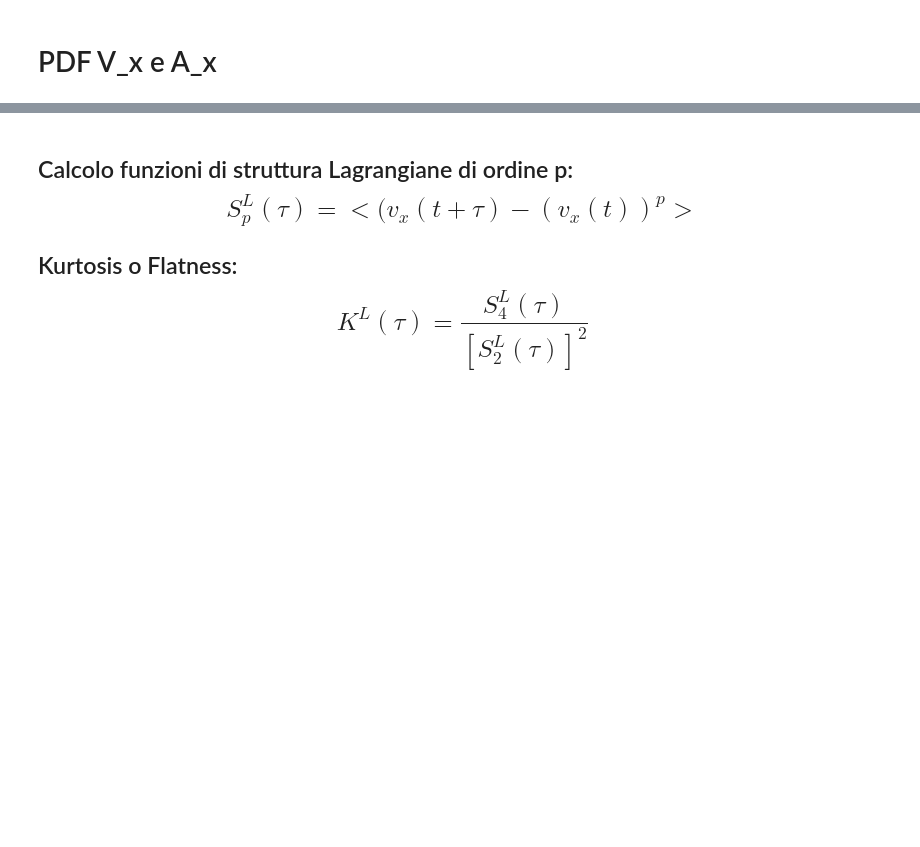
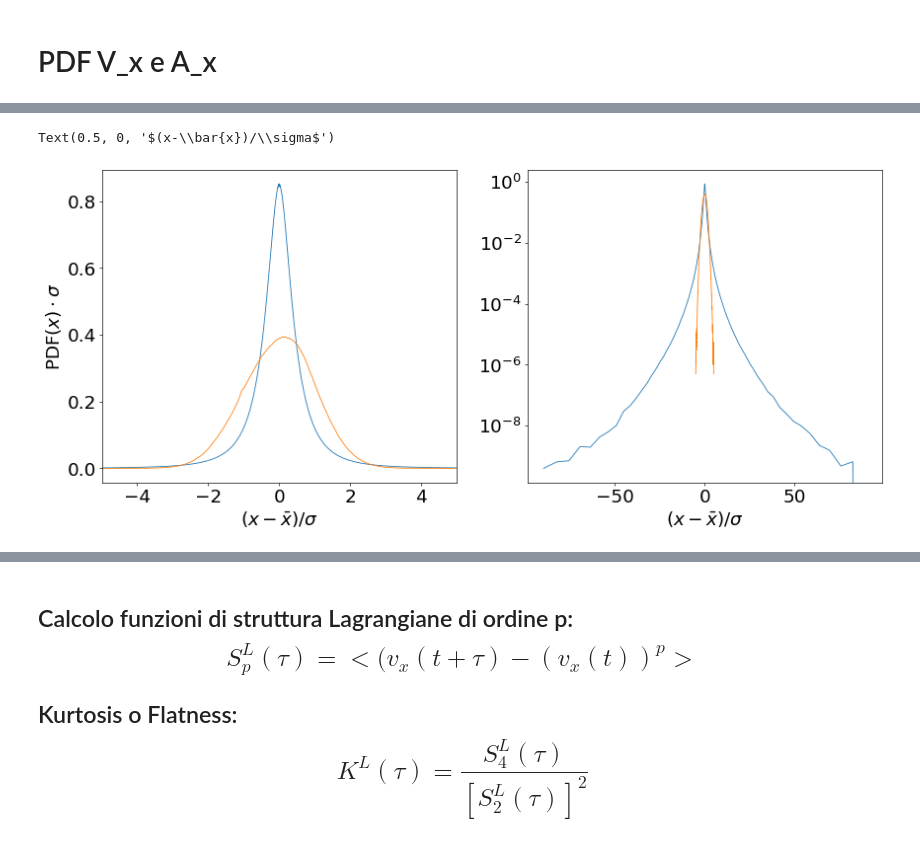
Before and after one commit to scarpma/lagrangian, a Jupyter notebook: gan_test_2048.ipynb, the cells around one changed output, grey strips where cells are left out. Saved outputs shown, nothing was run; the diff lists cells and outputs as text; code cells hidden in the pictures; blank space fills up the shorter version.

```diff
--- a/gan_test_2048.ipynb
+++ b/gan_test_2048.ipynb
@@ -56 +94,22 @@ gen.shape
+# %%
+op = {'ms':10, 'lw':1, 'alpha':1.0}
+
+acc_std = 0.0412815564714219
+hist, bin_edges = load_pdf('data/pdf_ax')
+pdf = np.loadtxt(f"data/wgangp2048/pdf1_{gen.shape[0]}_part_gen_{run}_{10000}.npy")
+plt.figure(figsize=(17,7),dpi=60)
+plt.subplot(121)
+plt.plot(bin_edges/acc_std, hist*acc_std, **op)
+plt.plot(*std_hist(*pdf.T), **op)
+plt.xlim([-5,5])
+plt.xlabel('$(x-\\bar{x})/\\sigma$')
+plt.ylabel('PDF$(x)\\cdot\\sigma$')
+plt.subplot(122)
+plt.plot(bin_edges/acc_std, hist*acc_std, **op)
+plt.plot(*std_hist(*pdf.T), **op)
+plt.yscale('log')
+plt.xlabel('$(x-\\bar{x})/\\sigma$')
+# %% [output]
+Text(0.5, 0, '$(x-\\bar{x})/\\sigma$')
+[figure, added]
 # %%
```
Also changed, not shown: parts of 12 cells of this notebook, 13 other files.
